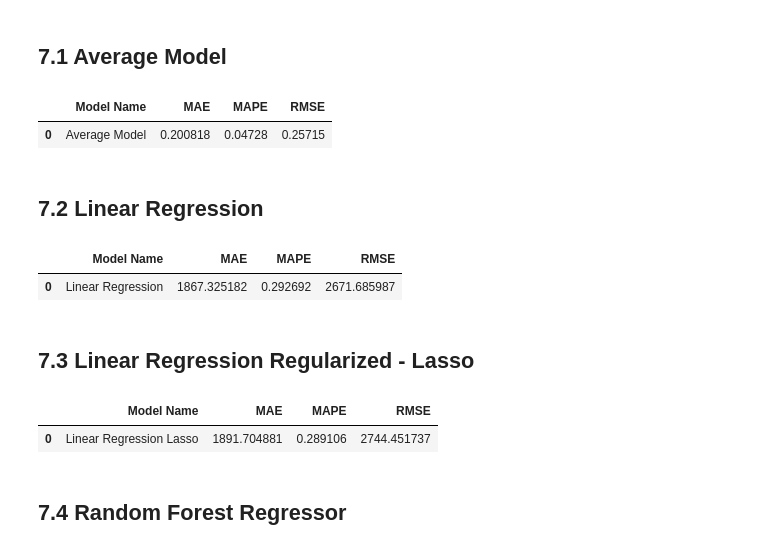
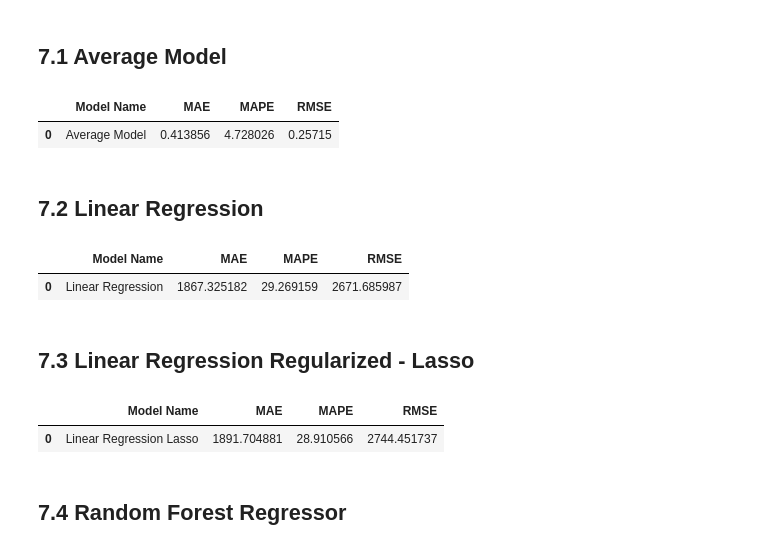
Before and after one commit to joaomacedoDS/Predict_Time_Series_Test, a Jupyter notebook: m09_store_sales_prediction.ipynb, the cells around one changed output. Cells and saved outputs as stored; diff of their text form; code cells hidden in the pictures.

```diff
--- a/m09_store_sales_prediction.ipynb
+++ b/m09_store_sales_prediction.ipynb
@@ -50,14 +50,25 @@ def settings():
 
     sns.set()
 
+
+def mean_absolute_error(y,yhat):
+    return np.mean(np.abs(y-yhat))
+
+
 def mean_absolute_percentage_error(y,yhat):
-    return np.mean(np.abs((y-yhat)/y))
+    mape = np.mean(np.abs((y-yhat)/y)) * 100
+    return mape
+
+
+def root_mean_squared_error(y,yhat):
+    rmse = mean_squared_error(y, yhat,squared=False)
+    return rmse
 
 
 def ml_error(model_name, y, yhat):
     mae = mean_absolute_error(y,yhat)
     mape = mean_absolute_percentage_error(y,yhat)
-    rmse = np.sqrt(mean_squared_error(y,yhat))
+    rmse = root_mean_squared_error(y,yhat)
 
     return pd.DataFrame({'Model Name':model_name,
                         'MAE':mae,
@@ -1082,19 +1093,19 @@ x_test = X_test[cols_selected_boruta]
 # %%
 #model
 aux1 = x_test.copy()
 aux1['sales'] = Y_test.copy()
 
 #prediction
 aux2 = aux1[['store', 'sales']].groupby('store').mean().reset_index().rename(columns={'sales':'predictions'})
-aux1 = pd.merge(aux1, aux2, how='left', on='store')
-yhat_baseline = aux1['predictions']
+aux3 = pd.merge(aux1, aux2, how='left', on='store')
+yhat_baseline = aux3['predictions']
 
 #performance
 baseline_result = ml_error('Average Model', Y_test, yhat_baseline)
 baseline_result
 # %% [output]
 |  | Model Name | MAE | MAPE | RMSE |
-| 0 | Average Model | 0.200818 | 0.04728 | 0.25715 |
+| 0 | Average Model | 0.413856 | 4.728026 | 0.25715 |
 # %% [markdown]
 ## 7.2 Linear Regression
 # %%
@@ -1110,7 +1121,7 @@ lr_result = ml_error('Linear Regression', np.expm1(Y_test), np.expm1(y_hat_lr))
 lr_result
 # %% [output]
 |  | Model Name | MAE | MAPE | RMSE |
-| 0 | Linear Regression | 1867.325182 | 0.292692 | 2671.685987 |
+| 0 | Linear Regression | 1867.325182 | 29.269159 | 2671.685987 |
 # %% [markdown]
 ## 7.3 Linear Regression Regularized - Lasso
 # %%
@@ -1126,7 +1137,7 @@ lrr_result = ml_error('Linear Regression Lasso', np.expm1(Y_test), np.expm1(y_ha
 lrr_result
 # %% [output]
 |  | Model Name | MAE | MAPE | RMSE |
-| 0 | Linear Regression Lasso | 1891.704881 | 0.289106 | 2744.451737 |
+| 0 | Linear Regression Lasso | 1891.704881 | 28.910566 | 2744.451737 |
 # %% [markdown]
 ## 7.4 Random Forest Regressor
 # %%
```
Also changed, not shown: parts of 25 cells of this notebook.
